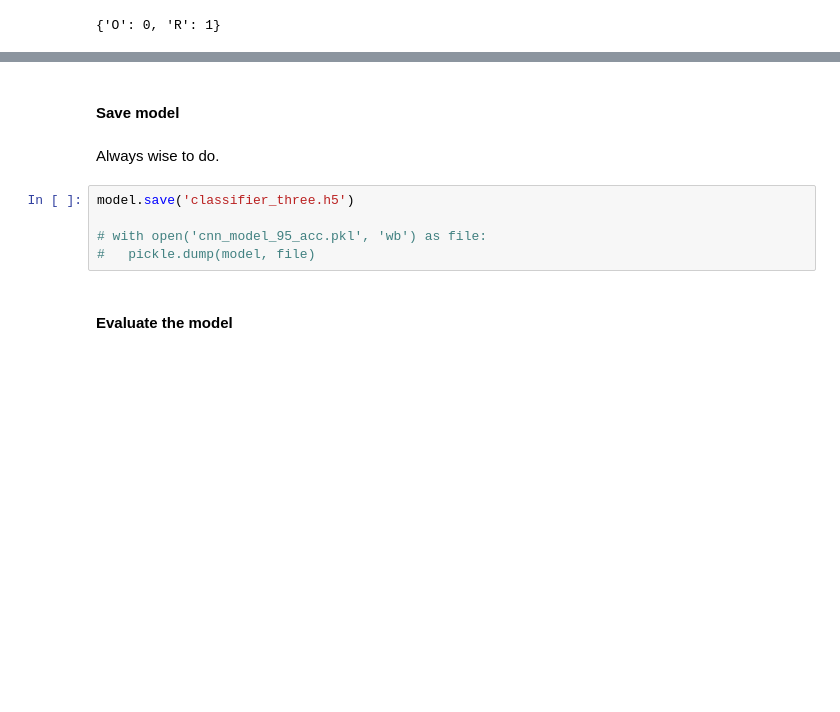
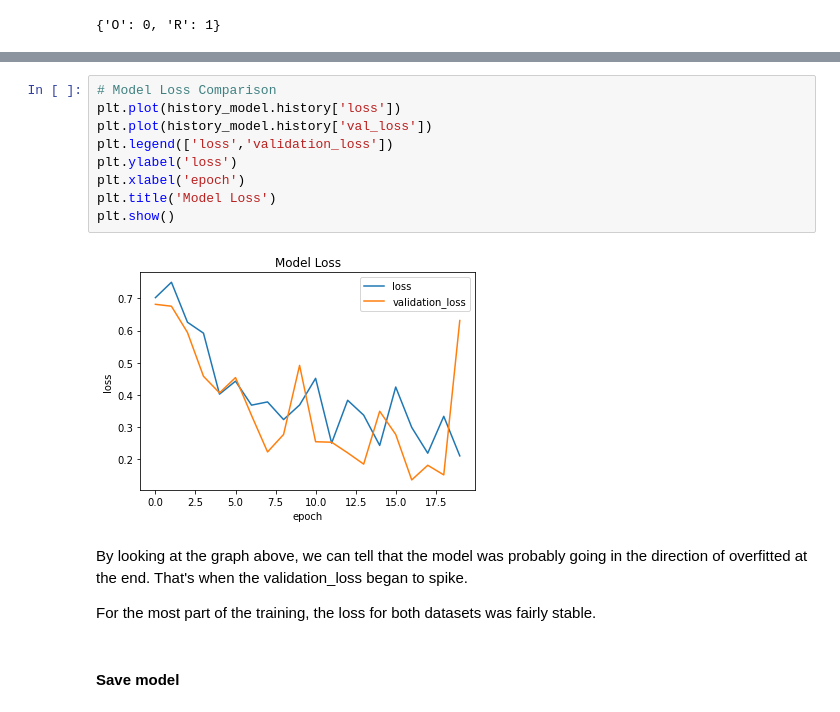
Before and after one commit to louiskareem/un_sdg_international_project, a Jupyter notebook: mega_project_deep_learning_cnn_v2.ipynb, the cells around one changed output, grey strips where cells are left out. Drawn from its saved outputs; the diff is of its cells as text; blank space fills up the shorter version.

```diff
--- a/mega_project_deep_learning_cnn_v2.ipynb
+++ b/mega_project_deep_learning_cnn_v2.ipynb
@@ -207,11 +298,17 @@ We can see that the model is working fine. Validation loss started high then dec
+# %%
+# Model Loss Comparison
+plt.plot(history_model.history['loss'])
+plt.plot(history_model.history['val_loss'])
+plt.legend(['loss','validation_loss'])
+plt.ylabel('loss')
+plt.xlabel('epoch')
+plt.title('Model Loss')
+plt.show()
+# %% [output]
+[figure, added]
+# %% [markdown]
+By looking at the graph above, we can tell that the model was probably going in the direction of overfitted at the end. That's when the validation_loss began to spike.
+
+For the most part of the training, the loss for both datasets was fairly stable.
 # %% [markdown]
 #### Save model
-# %% [markdown]
-Always wise to do.
-# %%
-model.save('classifier_three.h5')
-
-# with open('cnn_model_95_acc.pkl', 'wb') as file:
-#   pickle.dump(model, file)
-# %% [markdown]
-#### Evaluate the model
```
Also changed, not shown: parts of 37 cells of this notebook, 4 other files.
